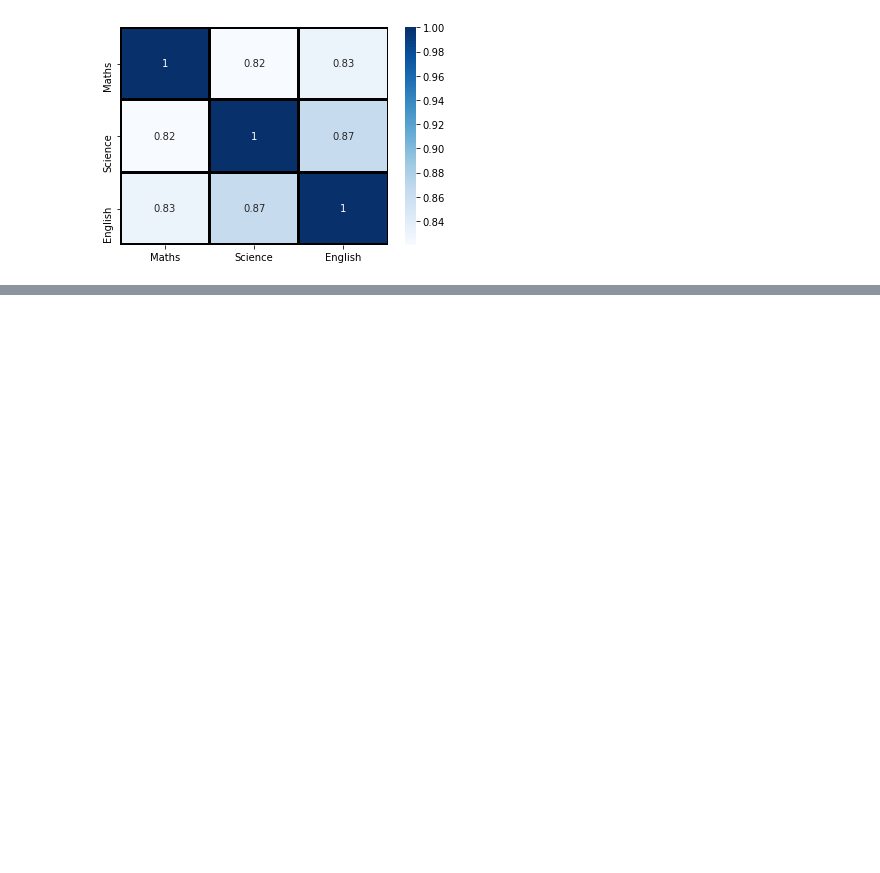
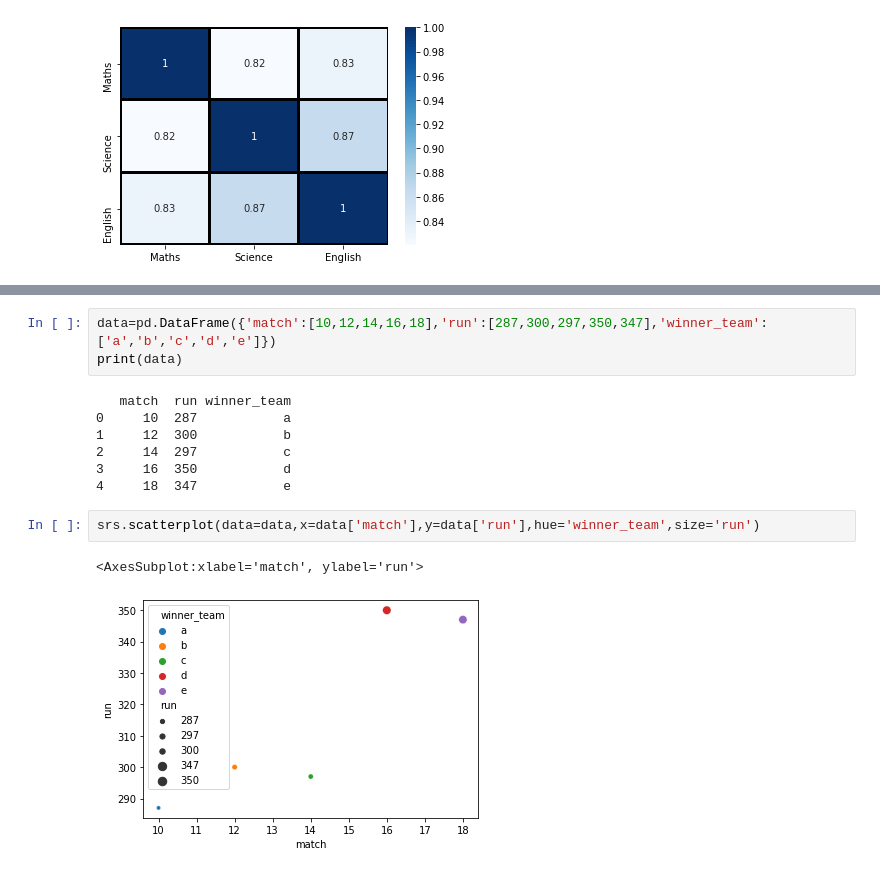
Before and after one commit to aki2266-svg/sem4, a Jupyter notebook: mihir/unit2.ipynb, the cells around one changed output, grey strips where cells are left out. Saved outputs shown, nothing was run; the diff lists cells and outputs as text; blank space fills up the shorter version.

```diff
--- a/mihir/unit2.ipynb
+++ b/mihir/unit2.ipynb
@@ -10,0 +68,15 @@ srs.heatmap(f.corr(),annot=True,cmap='Blues',linecolor='Black',linewidth=2)
+# %%
+data=pd.DataFrame({'match':[10,12,14,16,18],'run':[287,300,297,350,347],'winner_team':['a','b','c','d','e']})
+print(data)
+# %% [output]
+   match  run winner_team
+0     10  287           a
+1     12  300           b
+2     14  297           c
+3     16  350           d
+4     18  347           e
+# %%
+srs.scatterplot(data=data,x=data['match'],y=data['run'],hue='winner_team',size='run')
+# %% [output]
+<AxesSubplot:xlabel='match', ylabel='run'>
+[figure, added]
```
Also changed, not shown: parts of 17 cells of this notebook, 4 other files.
